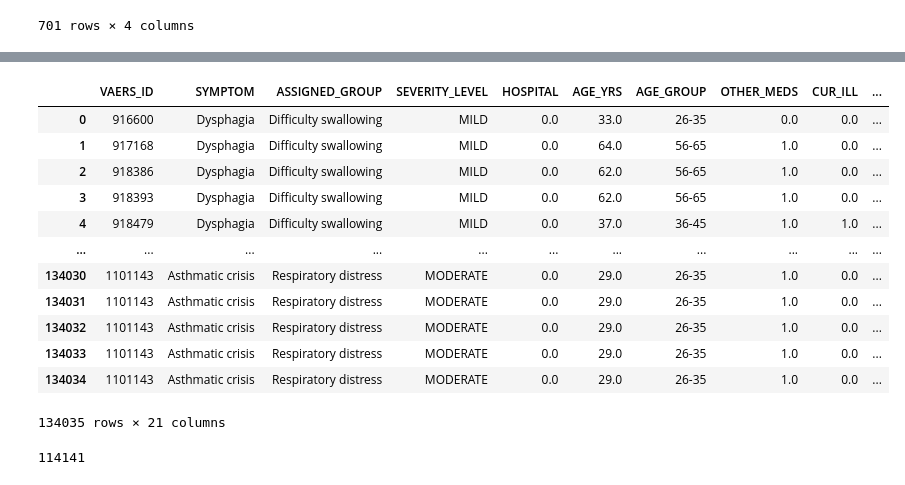
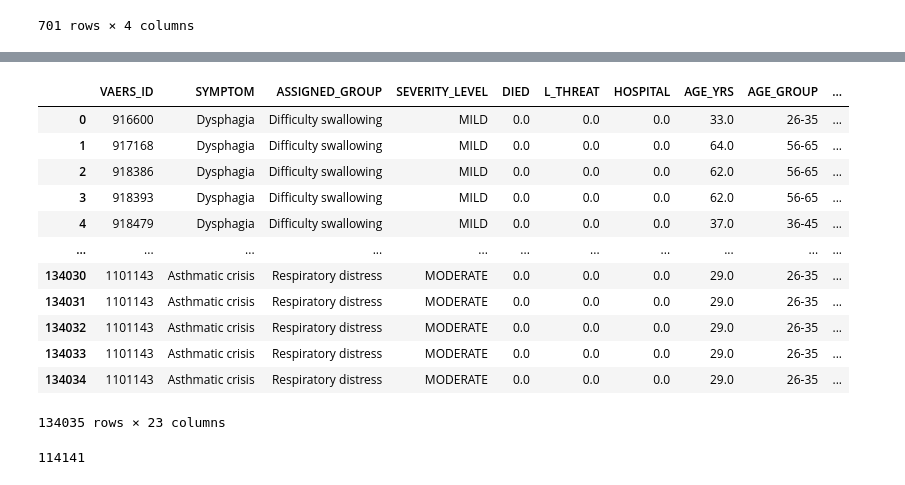
Before and after one commit to D11eleven/Vaccine_Side_Effects_Predictor, a Jupyter notebook: Preprocessing/final_with_symptoms_grouping.ipynb, the cells around one changed output, grey strips where cells are left out. Drawn from its saved outputs; the diff is of its cells as text; code cells hidden in the pictures.

```diff
--- a/Preprocessing/final_with_symptoms_grouping.ipynb
+++ b/Preprocessing/final_with_symptoms_grouping.ipynb
@@ -95,22 +96,22 @@ organized_df.head()
 # %%
-clean_df = organized_df[['VAERS_ID', 'SYMPTOM', 'ASSIGNED_GROUP', 'SEVERITY_LEVEL', 'HOSPITAL','AGE_YRS', 'AGE_GROUP','OTHER_MEDS', 'CUR_ILL',
+clean_df = organized_df[['VAERS_ID', 'SYMPTOM', 'ASSIGNED_GROUP', 'SEVERITY_LEVEL', 'DIED', 'L_THREAT', 'HOSPITAL','AGE_YRS', 'AGE_GROUP','OTHER_MEDS', 'CUR_ILL',
                         'HISTORY', 'PRIOR_VAX', 'ALLERGIES', 'F', 'M', 'JANSSEN', 'MODERNA', 'PFIZER',
                         'VAX_DOSE_SERIES_1', 'VAX_DOSE_SERIES_2', 'VAX_SITE_LA', 'VAX_SITE_RA']]
 clean_df
 # %% [output]
-|  | VAERS_ID | SYMPTOM | ASSIGNED_GROUP | SEVERITY_LEVEL | HOSPITAL | AGE_YRS | AGE_GROUP | OTHER_MEDS | CUR_ILL | ... |
-| 0 | 916600 | Dysphagia | Difficulty swallowing | MILD | 0.0 | 33.0 | 26-35 | 0.0 | 0.0 | ... |
-| 1 | 917168 | Dysphagia | Difficulty swallowing | MILD | 0.0 | 64.0 | 56-65 | 1.0 | 0.0 | ... |
-| 2 | 918386 | Dysphagia | Difficulty swallowing | MILD | 0.0 | 62.0 | 56-65 | 1.0 | 0.0 | ... |
-| 3 | 918393 | Dysphagia | Difficulty swallowing | MILD | 0.0 | 62.0 | 56-65 | 1.0 | 0.0 | ... |
-| 4 | 918479 | Dysphagia | Difficulty swallowing | MILD | 0.0 | 37.0 | 36-45 | 1.0 | 1.0 | ... |
+|  | VAERS_ID | SYMPTOM | ASSIGNED_GROUP | SEVERITY_LEVEL | DIED | L_THREAT | HOSPITAL | AGE_YRS | AGE_GROUP | ... |
+| 0 | 916600 | Dysphagia | Difficulty swallowing | MILD | 0.0 | 0.0 | 0.0 | 33.0 | 26-35 | ... |
+| 1 | 917168 | Dysphagia | Difficulty swallowing | MILD | 0.0 | 0.0 | 0.0 | 64.0 | 56-65 | ... |
+| 2 | 918386 | Dysphagia | Difficulty swallowing | MILD | 0.0 | 0.0 | 0.0 | 62.0 | 56-65 | ... |
+| 3 | 918393 | Dysphagia | Difficulty swallowing | MILD | 0.0 | 0.0 | 0.0 | 62.0 | 56-65 | ... |
+| 4 | 918479 | Dysphagia | Difficulty swallowing | MILD | 0.0 | 0.0 | 0.0 | 37.0 | 36-45 | ... |
 | ... | ... | ... | ... | ... | ... | ... | ... | ... | ... | ... |
-| 134030 | 1101143 | Asthmatic crisis | Respiratory distress | MODERATE | 0.0 | 29.0 | 26-35 | 1.0 | 0.0 | ... |
-| 134031 | 1101143 | Asthmatic crisis | Respiratory distress | MODERATE | 0.0 | 29.0 | 26-35 | 1.0 | 0.0 | ... |
-| 134032 | 1101143 | Asthmatic crisis | Respiratory distress | MODERATE | 0.0 | 29.0 | 26-35 | 1.0 | 0.0 | ... |
-| 134033 | 1101143 | Asthmatic crisis | Respiratory distress | MODERATE | 0.0 | 29.0 | 26-35 | 1.0 | 0.0 | ... |
-| 134034 | 1101143 | Asthmatic crisis | Respiratory distress | MODERATE | 0.0 | 29.0 | 26-35 | 1.0 | 0.0 | ... |
+| 134030 | 1101143 | Asthmatic crisis | Respiratory distress | MODERATE | 0.0 | 0.0 | 0.0 | 29.0 | 26-35 | ... |
+| 134031 | 1101143 | Asthmatic crisis | Respiratory distress | MODERATE | 0.0 | 0.0 | 0.0 | 29.0 | 26-35 | ... |
+| 134032 | 1101143 | Asthmatic crisis | Respiratory distress | MODERATE | 0.0 | 0.0 | 0.0 | 29.0 | 26-35 | ... |
+| 134033 | 1101143 | Asthmatic crisis | Respiratory distress | MODERATE | 0.0 | 0.0 | 0.0 | 29.0 | 26-35 | ... |
+| 134034 | 1101143 | Asthmatic crisis | Respiratory distress | MODERATE | 0.0 | 0.0 | 0.0 | 29.0 | 26-35 | ... |
-134035 rows × 21 columns
+134035 rows × 23 columns
 # %%
 clean_df.duplicated(subset='VAERS_ID').sum()
 # %% [output]
```
Also changed, not shown: parts of 4 cells of this notebook, 12 other files.
